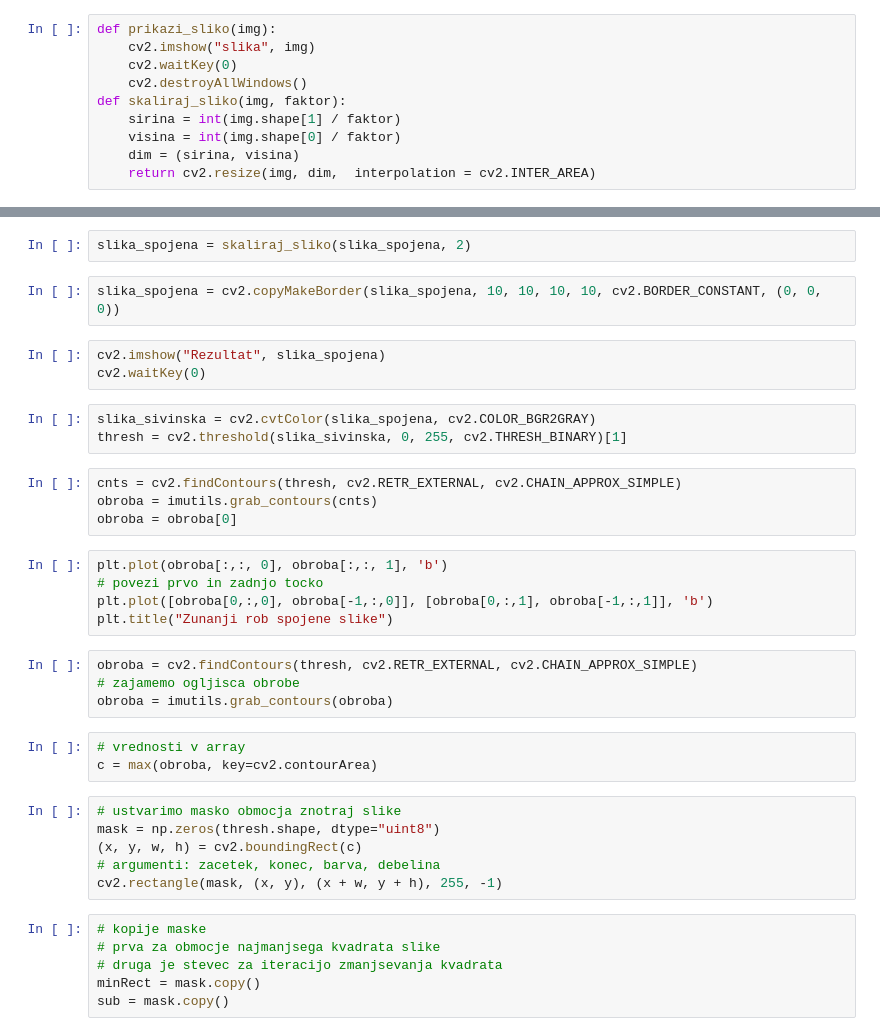
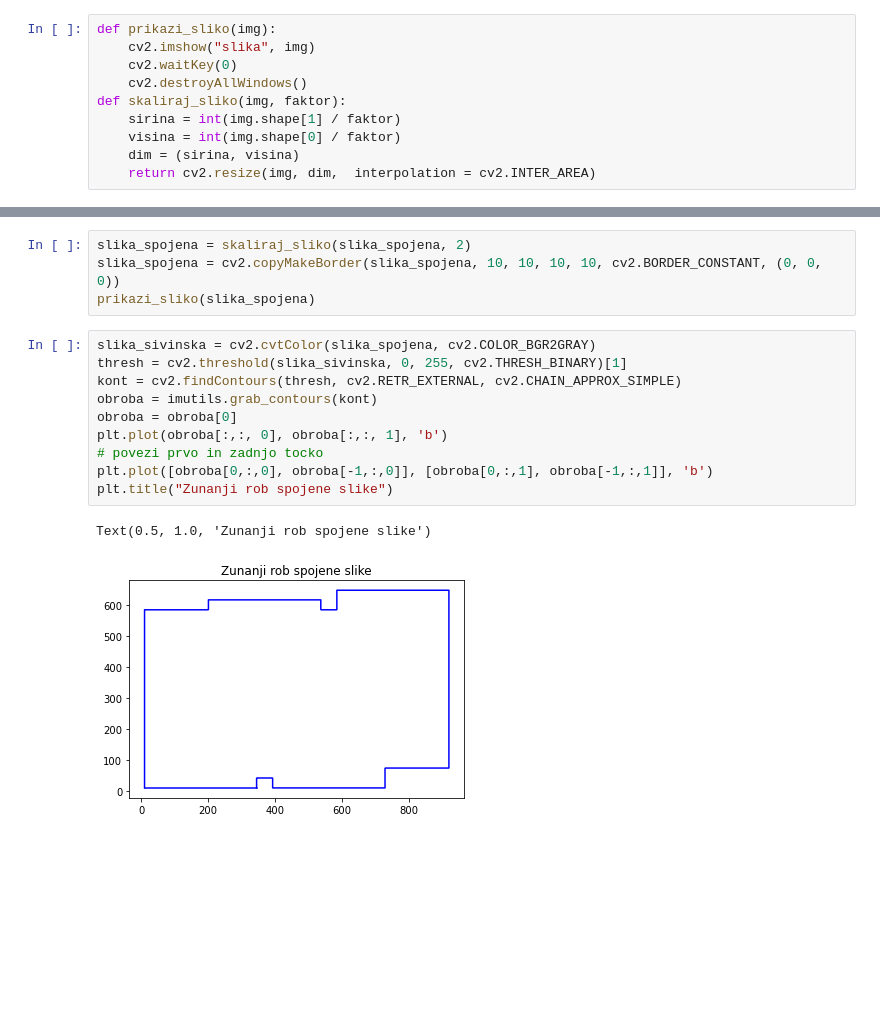
Before and after one commit to rokmokorel/RV_seminar_10_spoji_slike, a Jupyter notebook: RV_spoji_slike-master/metoda_1.ipynb, the cells around one changed output, grey strips where cells are left out. Drawn from its saved outputs; the diff is of its cells as text; blank space fills up the shorter version.

```diff
--- a/RV_spoji_slike-master/metoda_1.ipynb
+++ b/RV_spoji_slike-master/metoda_1.ipynb
@@ -30,38 +31,17 @@ if status == 0:
-# %%
-slika_spojena = skaliraj_sliko(slika_spojena, 2)
 # %%
+slika_spojena = skaliraj_sliko(slika_spojena, 2)
 slika_spojena = cv2.copyMakeBorder(slika_spojena, 10, 10, 10, 10, cv2.BORDER_CONSTANT, (0, 0, 0))
+prikazi_sliko(slika_spojena)
-# %%
-cv2.imshow("Rezultat", slika_spojena)
-cv2.waitKey(0)
-# %%
-slika_sivinska = cv2.cvtColor(slika_spojena, cv2.COLOR_BGR2GRAY)
-thresh = cv2.threshold(slika_sivinska, 0, 255, cv2.THRESH_BINARY)[1]
-# %%
-cnts = cv2.findContours(thresh, cv2.RETR_EXTERNAL, cv2.CHAIN_APPROX_SIMPLE)
-obroba = imutils.grab_contours(cnts)
-obroba = obroba[0]
 # %%
+slika_sivinska = cv2.cvtColor(slika_spojena, cv2.COLOR_BGR2GRAY)
+thresh = cv2.threshold(slika_sivinska, 0, 255, cv2.THRESH_BINARY)[1]
+kont = cv2.findContours(thresh, cv2.RETR_EXTERNAL, cv2.CHAIN_APPROX_SIMPLE)
+obroba = imutils.grab_contours(kont)
+obroba = obroba[0]
 plt.plot(obroba[:,:, 0], obroba[:,:, 1], 'b')
 # povezi prvo in zadnjo tocko
 plt.plot([obroba[0,:,0], obroba[-1,:,0]], [obroba[0,:,1], obroba[-1,:,1]], 'b')
 plt.title("Zunanji rob spojene slike")
+# %% [output]
+Text(0.5, 1.0, 'Zunanji rob spojene slike')
+[figure, added]
-# %%
-obroba = cv2.findContours(thresh, cv2.RETR_EXTERNAL, cv2.CHAIN_APPROX_SIMPLE)
-# zajamemo ogljisca obrobe
-obroba = imutils.grab_contours(obroba)
-# %%
-# vrednosti v array
-c = max(obroba, key=cv2.contourArea)
-# %%
-# ustvarimo masko obmocja znotraj slike
-mask = np.zeros(thresh.shape, dtype="uint8")
-(x, y, w, h) = cv2.boundingRect(c)
-# argumenti: zacetek, konec, barva, debelina
-cv2.rectangle(mask, (x, y), (x + w, y + h), 255, -1)
-# %%
-# kopije maske
-# prva za obmocje najmanjsega kvadrata slike
-# druga je stevec za iteracijo zmanjsevanja kvadrata
-minRect = mask.copy()
-sub = mask.copy()
```
Also changed, not shown: parts of 9 cells of this notebook.
